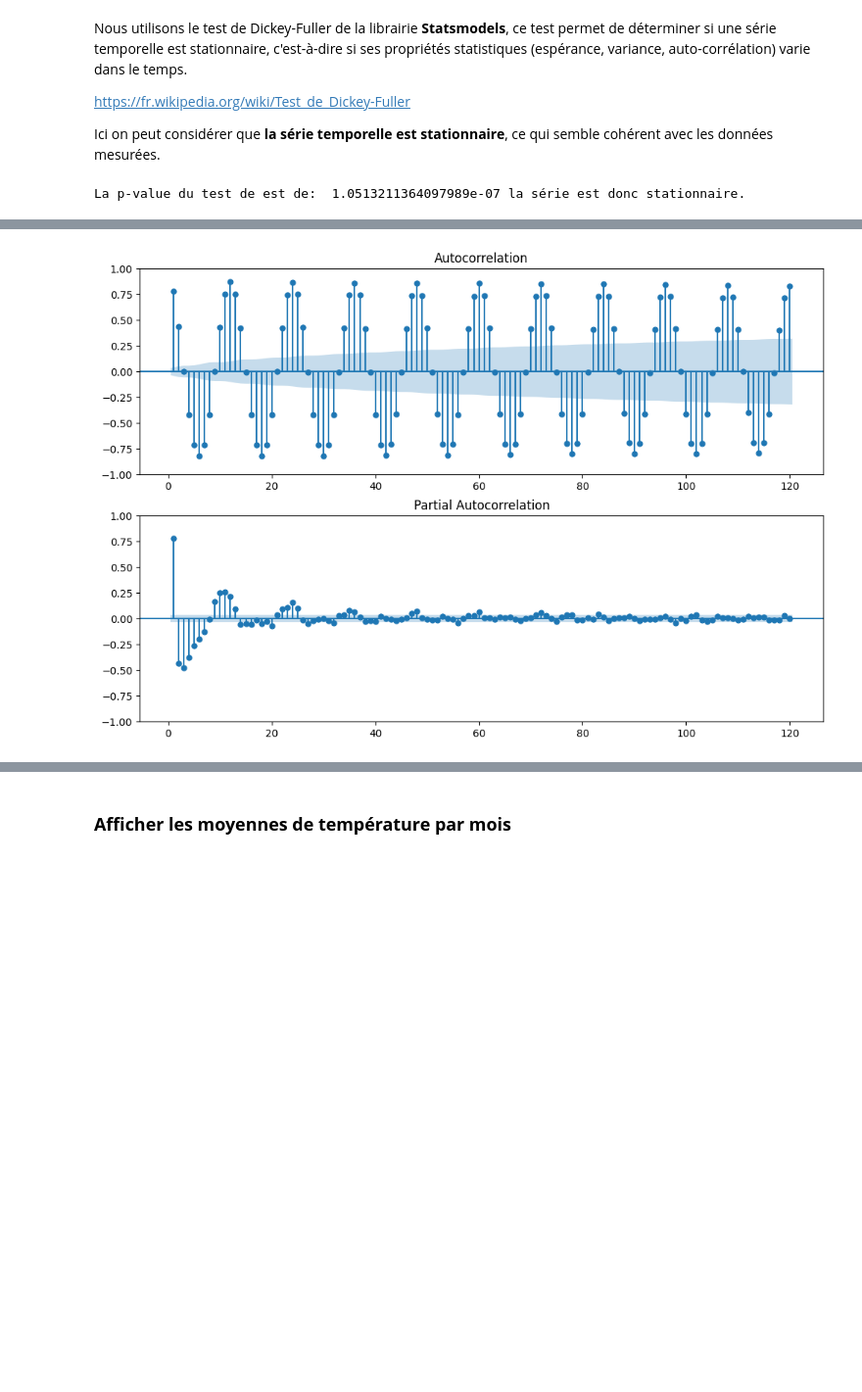
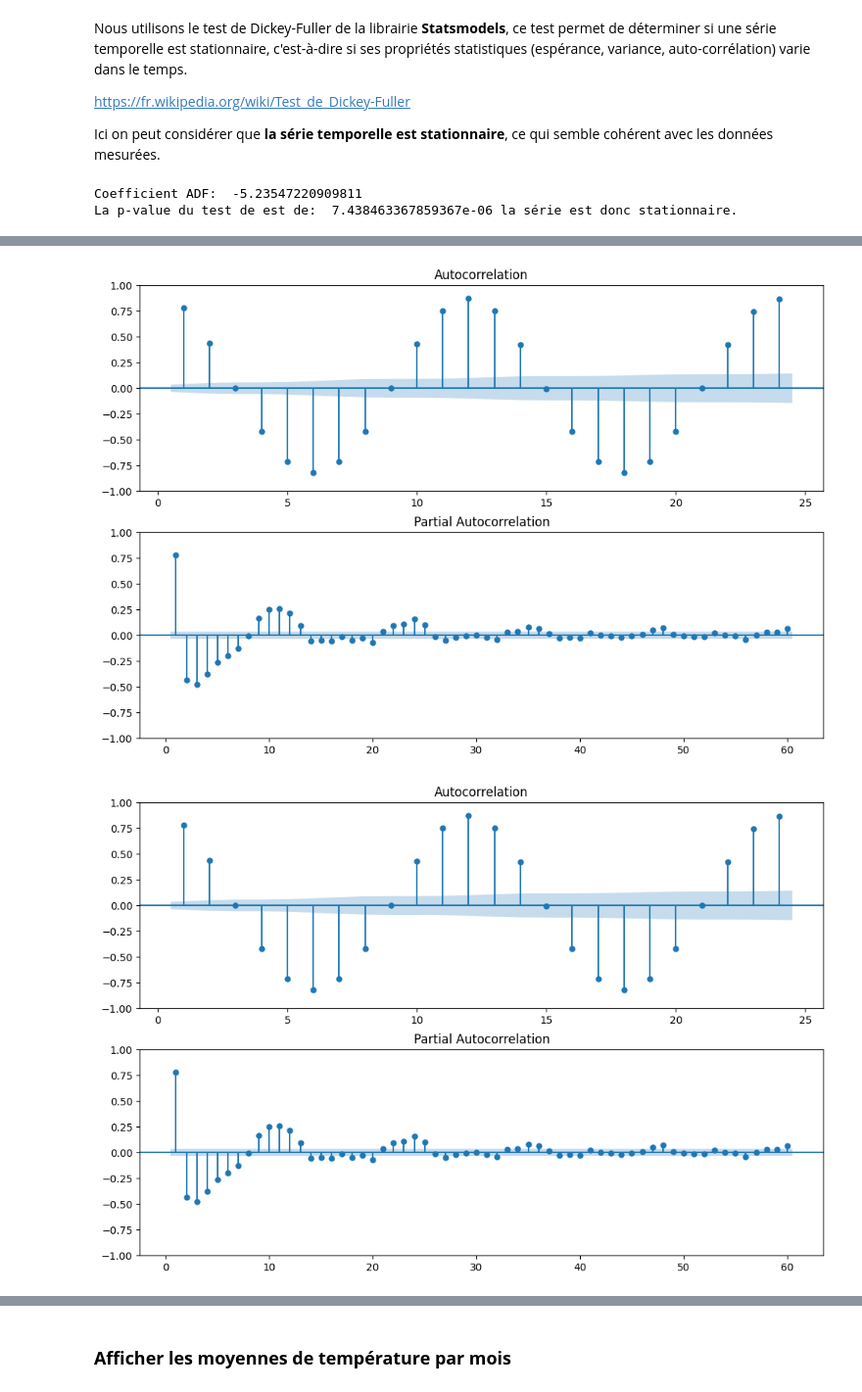
Before and after one commit to Franck-LF/time_series, a Jupyter notebook: Brief.ipynb, the cells around one changed output, grey strips where cells are left out. Shown at 98% size. Saved outputs shown, nothing was run; the diff lists cells and outputs as text; code cells hidden in the pictures; blank space fills up the shorter version.

```diff
--- a/Brief.ipynb
+++ b/Brief.ipynb
@@ -62,6 +66,7 @@ df_data.head()
 | 4 | 1744-03-01 | NaN | NaN | Århus | Denmark | 57.05N | 10.33E |
 # %%
 df_france = df_data[df_data['Country'] == 'France'][df_data.columns[:4]]
-df_brest = df_data[(df_data['City'] == 'Brest') & (df_data['Country'] == 'France')][df_data.columns[:3]]
-df_brest.head()
+df_brest = df_france[df_france['City'] == 'Brest'][df_france.columns[:3]]
+print(df_brest.shape)
+df_brest
 # %% [output]
@@ -209,7 +192,8 @@ Index([1753, 1754, 1755, 1756, 1757, 1758, 1759, 1760, 1761, 1762,
 # We only keep the data where we have 12 months of temperatures
 # from 1753 until 2012 (we could keep only after 1800)
 
-df_ok = df_brest_dt[df_brest_dt['year'].isin(indexes_years)]
+# df_ok = df_brest_dt[df_brest_dt['year'].isin(indexes_years)]
+df_ok = df_brest_dt[df_brest_dt['year'] >= 1800]
 df_ok
 # %% [output]
 |  | dt | AverageTemperature | AverageTemperatureUncertainty | month | year |
@@ -271,10 +259,12 @@ Ici on peut considérer que **la série temporelle est stationnaire**, ce qui se
 # %%
 from statsmodels.tsa.stattools import adfuller
 
-_, pValue, _, _, _, _ = adfuller(df_ok['AverageTemperature'])
+adf, pValue, _, _, _, _ = adfuller(df_ok['AverageTemperature'])
+print("Coefficient ADF: ", adf)
 print("La p-value du test de est de: ", pValue, "la série est donc stationnaire.")
 # %% [output]
-La p-value du test de est de:  1.0513211364097989e-07 la série est donc stationnaire.
+Coefficient ADF:  -5.23547220909811
+La p-value du test de est de:  7.438463367859367e-06 la série est donc stationnaire.
 # %% [markdown]
 **ACF** et **PACF**
 
@@ -286,8 +276,9 @@ https://www.geeksforgeeks.org/autocorrelation-and-partial-autocorrelation/
 # %%
 from statsmodels.graphics.tsaplots import plot_acf, plot_pacf
 
 fig, (ax1, ax2) = plt.subplots(2, 1, figsize=(12,8))
-plot_acf(df_ok['AverageTemperature'],  lags=120, zero=False, ax=ax1);
-plot_pacf(df_ok['AverageTemperature'], lags=120, zero=False, ax=ax2);
+plot_acf(df_ok['AverageTemperature'],  lags=24, zero=False, ax=ax1)
+plot_pacf(df_ok['AverageTemperature'], lags=60, zero=False, ax=ax2)
 # %% [output]
-[figure, old version]
+[figure, new version]
+[figure, added]
```
Also changed, not shown: parts of 52 cells of this notebook.
